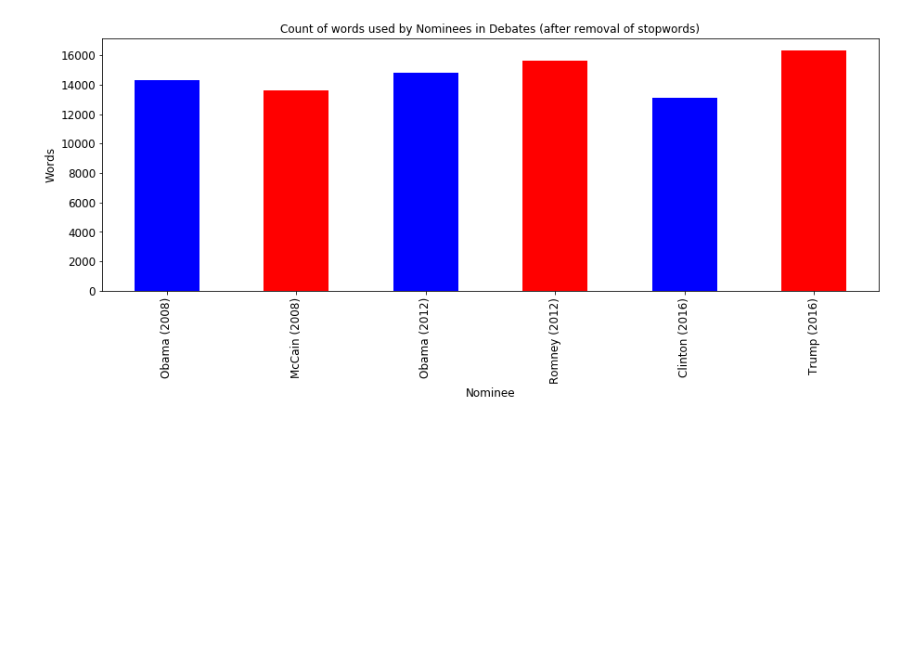
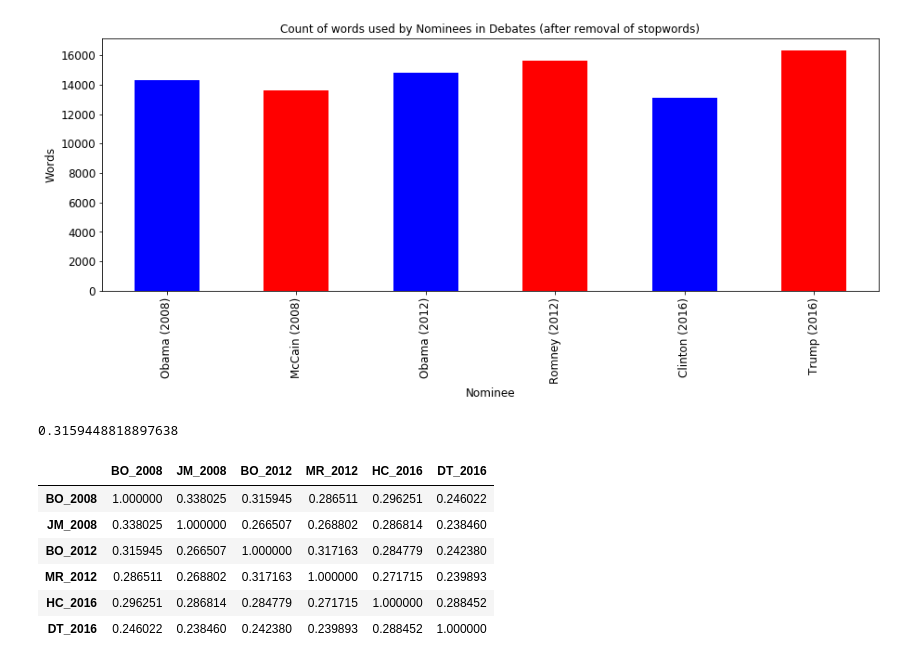
Before and after one commit to akmt14/analyzing-presidential-debates-using-NLP, a Jupyter notebook: code/Analyzing_Presidential_Debates.ipynb, the cells around one changed output. Cells and saved outputs as stored; diff of their text form; code cells hidden in the pictures; blank space fills up the shorter version.

```diff
--- a/code/Analyzing_Presidential_Debates.ipynb
+++ b/code/Analyzing_Presidential_Debates.ipynb
@@ -320,0 +346,4 @@ plt.show()
+# %%
+jacardian_distance(BO_2008,BO_2012)
+# %% [output]
+0.3159448818897638
@@ -320,0 +373,10 @@ plt.show()
+# %%
+jac_mat
+# %% [output]
+|  | BO_2008 | JM_2008 | BO_2012 | MR_2012 | HC_2016 | DT_2016 |
+| BO_2008 | 1.000000 | 0.338025 | 0.315945 | 0.286511 | 0.296251 | 0.246022 |
+| JM_2008 | 0.338025 | 1.000000 | 0.266507 | 0.268802 | 0.286814 | 0.238460 |
+| BO_2012 | 0.315945 | 0.266507 | 1.000000 | 0.317163 | 0.284779 | 0.242380 |
+| MR_2012 | 0.286511 | 0.268802 | 0.317163 | 1.000000 | 0.271715 | 0.239893 |
+| HC_2016 | 0.296251 | 0.286814 | 0.284779 | 0.271715 | 1.000000 | 0.288452 |
+| DT_2016 | 0.246022 | 0.238460 | 0.242380 | 0.239893 | 0.288452 | 1.000000 |
```
Also changed, not shown: parts of 13 cells of this notebook.
